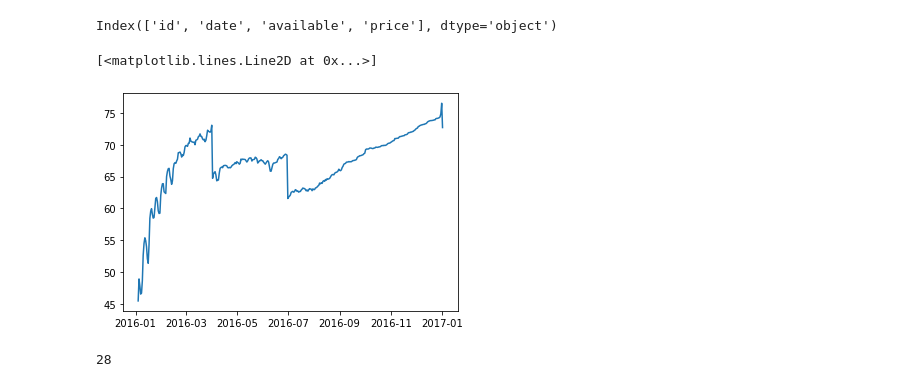
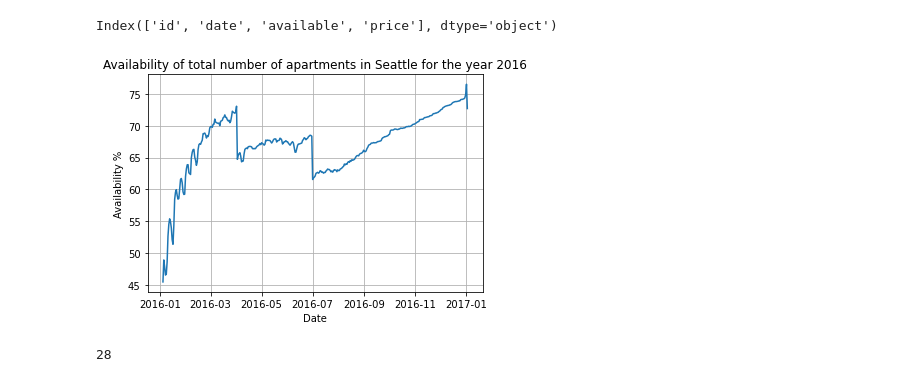
Before and after one commit to gderivas/DS_Nanodegree, a Jupyter notebook: project.ipynb, the cells around one changed output. Saved outputs shown, nothing was run; the diff lists cells and outputs as text; code cells hidden in the pictures.

```diff
--- a/project.ipynb
+++ b/project.ipynb
@@ -518,11 +525,14 @@ Index(['id', 'date', 'available', 'price'], dtype='object')
 availability = calendar_df.groupby(['date']).available.value_counts(normalize=True)[:,1].reset_index()
 
 availability['available'] = availability['available'].apply(lambda x: x*100)
-# %%
-plt.plot(availability['date'],availability['available'])
-# %% [output]
-[<matplotlib.lines.Line2D at 0x...>]
-[figure, removed]
+# %%
+plt.plot(availability['date'],availability['available'])
+plt.ylabel('Availability %')
+plt.xlabel('Date')
+plt.title('Availability of total number of apartments in Seattle for the year 2016')
+plt.grid()
+# %% [output]
+[figure, added]
 # %%
 df = calendar_df.merge(df_l[['id','zipcode']], on = 'id')
 # %%
```
Also changed, not shown: parts of 9 cells of this notebook.
